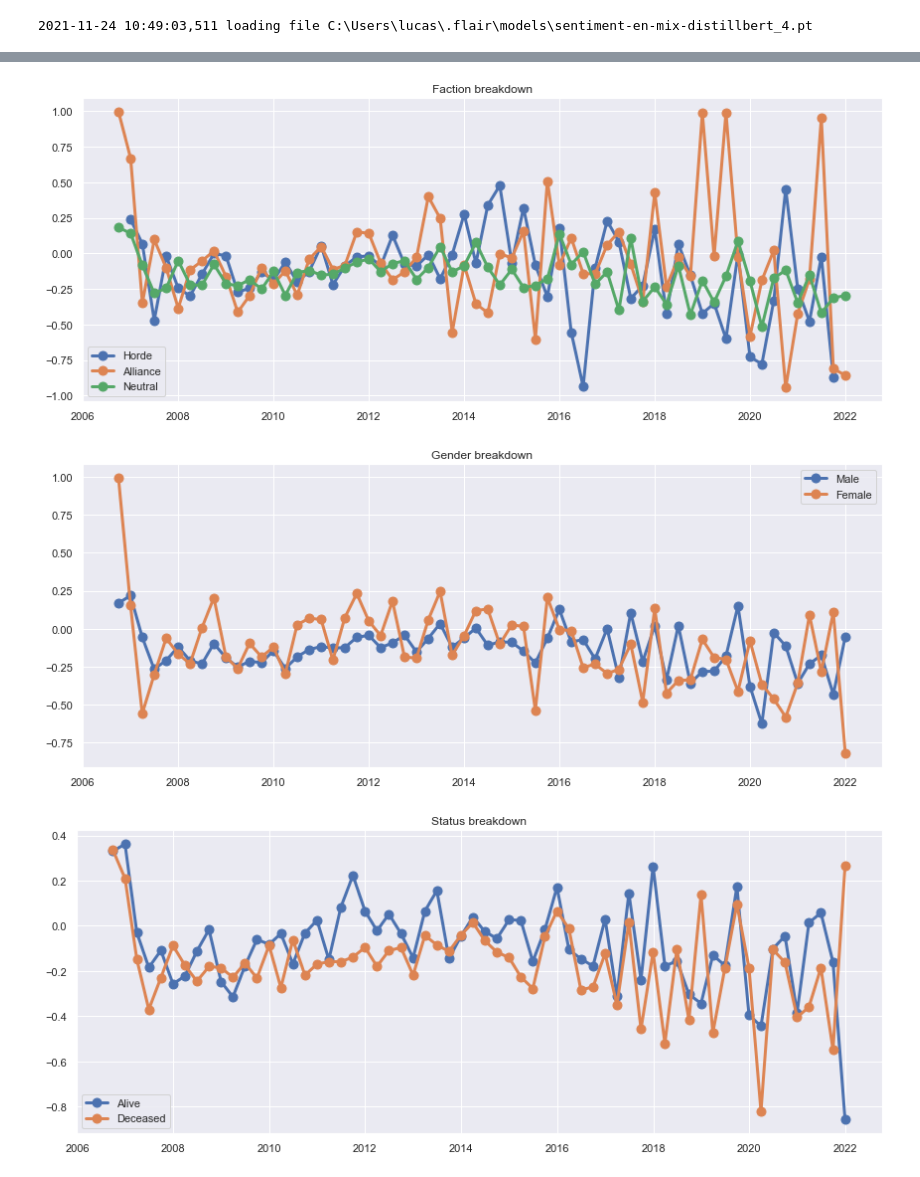
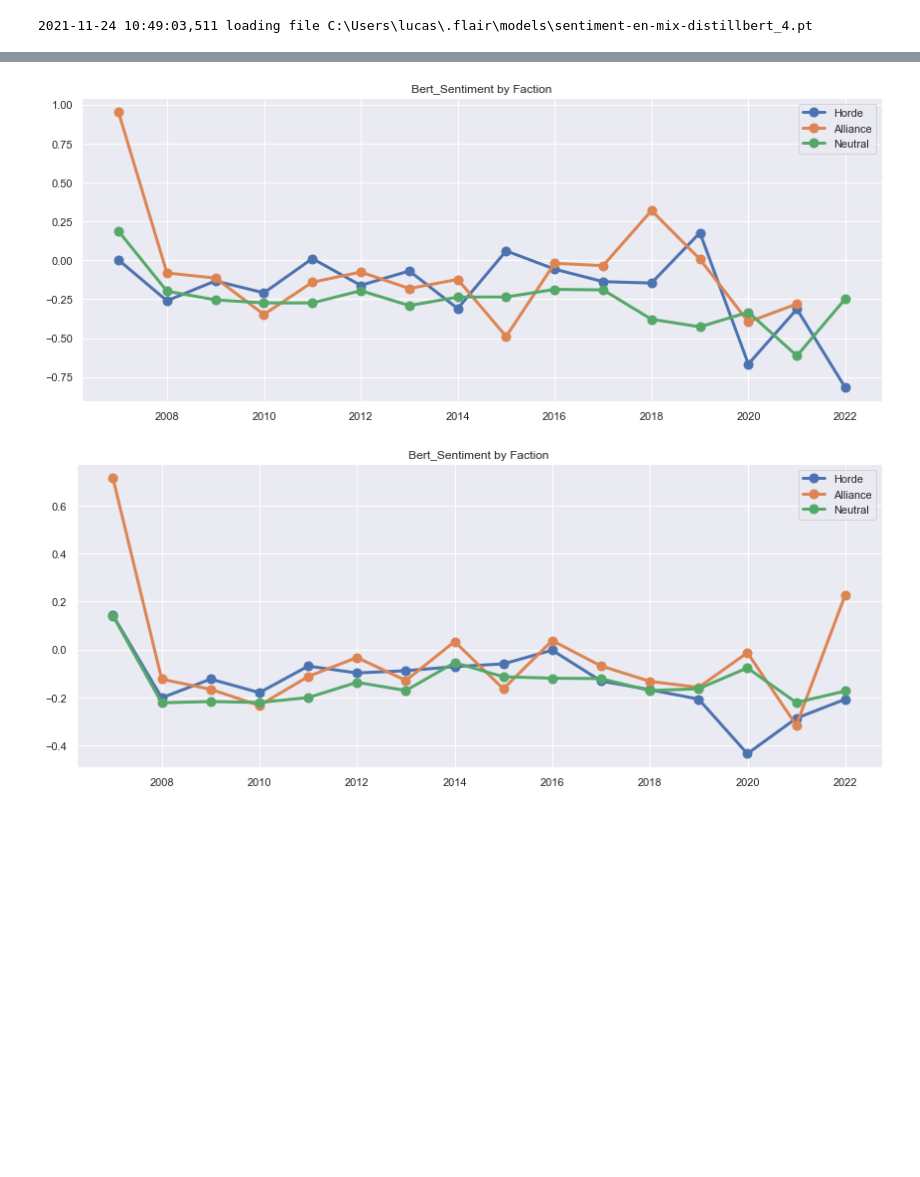
Before and after one commit to simonamtoft/warcraft-major-character-analysis, a Jupyter notebook: Text Analysis (old).ipynb, the cells around one changed output, grey strips where cells are left out. Drawn from its saved outputs; the diff is of its cells as text; code cells hidden in the pictures; blank space fills up the shorter version.

```diff
--- a/Text Analysis (old).ipynb
+++ b/Text Analysis (old).ipynb
@@ -25,7 +25,12 @@ char_sentiments = defaultdict(list)
 seen_ids = {}
 for fn in tqdm(glob('data/char_comments/*.njson')):
     char_name = os.path.basename(fn)[:-6].replace('_', ' ')
+
     comments = [json.loads(l) for l in open(fn, 'r', encoding='utf-8')]
+    comments = sum(map(
+        lambda c: [c] + c.get('replies', []),
+        comments
+    ), [])
 
     for comment in comments:
         text = comment.get('body', '')
@@ -38,4 +43,7 @@ for fn in tqdm(glob('data/char_comments/*.njson')):
         label = s.labels[0]
         sign = 1 if label.value == 'POSITIVE' else -1
         char_sentiments[char_name].append((comment['id'], sign*label.score))
+
+with open('char_sentiments.pkl', 'wb') as f:
+    pickle.dump(dict(char_sentiments), f)
 # %% [output]
@@ -46,6 +51,3 @@ for fn in tqdm(glob('data/char_comments/*.njson')):
-# %%
-with open('char_sentiments.pkl') as f:
-    pickle.dump(dict(char_sentiments), f)
 # %%
 char_comments = {
     os.path.basename(fn)[:-6].replace('_', ' '): [json.loads(l) for l in open(fn, 'r', encoding='utf-8')]
@@ -73,12 +97,19 @@ for com in communities:
     top_names = [n for n, _ in com_sorted[:3]]
     com_name = ', '.join(top_names)
     com_names.append(com_name)
+
+breakdown_lookup = {
+    'faction': ('Faction', ['Horde', 'Alliance', 'Neutral']),
+    'gender': ('Gender', ['Male', 'Female']),
+    'status': ('Status', ['Alive', 'Deceased']),
+    'community': ('Community', com_names)
+}
 # %%
 # read in character DataFrame
 df = pd.read_csv(config.PATH_RES + 'df_chars.csv')
 df = df[df.Name.apply(lambda n: n in char_sentiments)]
 df = df[df.Name.apply(lambda n: n in Gcc)]
-df.Faction = df.Faction.apply(lambda f: {'Horde': 'Horde', 'Alliance': 'Alliance'}.get(f, 'Neutral'))
+df.Faction = df.Faction.apply(lambda f: f if f in ['Horde', 'Alliance'] else 'Neutral')
 df['Community'] = df.Name.apply(lambda n: com_names[next(i for i,C in enumerate(communities) if n in C)])
 df.head()
 # %% [output]
@@ -91,37 +122,42 @@ df.head()
 # %%
-for k,grps in [
-    ('Faction', ['Horde', 'Alliance', 'Neutral']),
-    ('Gender', ['Male', 'Female']),
-    ('Status', ['Alive', 'Deceased']),
-    ('Race', )
-    ('Community', com_names)
-]:
+P = {
+    'breakdown': 'faction', # ['faction', 'gender', 'status', 'community'],
+    'metric': 'bert_sentiment', # ['bert_sentiment', 'vader_sentiment', 'rating', 'userRating'],
+    'resample': 'Y', # ['M', 'Q', 'Y']
+    'include_replies': True, # [True, False]
+}
+
+
+def plot_timeseries(params):
     plt.figure(figsize=(12,5))
-    for i,val in enumerate(grps):
-        faction_chars = list(df[df[k] == val].Name)
+    k,grps = breakdown_lookup[params['breakdown']]
+    for val in grps:
+        grp_chars = list(df[df[k] == val].Name)
 
-        pairs = []
-        for char in faction_chars:
+        points = []
+        for char in grp_chars:
             for comment_id,score in char_sentiments[char]:
                 data = char_data[char][comment_id]
-                pairs.append(
-                    {'date': data['date'], 'score': score}
-                )
-        d = pd.DataFrame(pairs)
+                if params['include_replies'] and not data['is_reply']:
+                    continue
+                points.append({
+                    'date': data['date'],
+                    'score': data[params['metric']]
+                })
+        d = pd.DataFrame(points)
         d = d[d.date > datetime(2006,6,1)]
         d = d[d.date < datetime(2021,11,1)]
-        d = d.resample('Q', on='date')
+        d = d.resample(params['resample'], on='date')
         x = list(d.indices)
         y = d.score.mean().dropna()
         plt.plot(x, y, 'o-', ms=9, linewidth=3, label=val)
-    plt.title(k + ' breakdown')
+    plt.title('%s by %s' % (params['metric'].title(), k))
     plt.legend()
-
-
     plt.tight_layout()
     plt.show()
-    print('\n'*2)
+
+plot_timeseries(P)
+plot_timeseries({**P, **{'include_replies': False}})
 # %% [output]
-[figure, old version]
+[figure, new version]
-[figure, old version]
+[figure, new version]
-[figure, removed]
```
Also changed, not shown: parts of 5 cells of this notebook.
